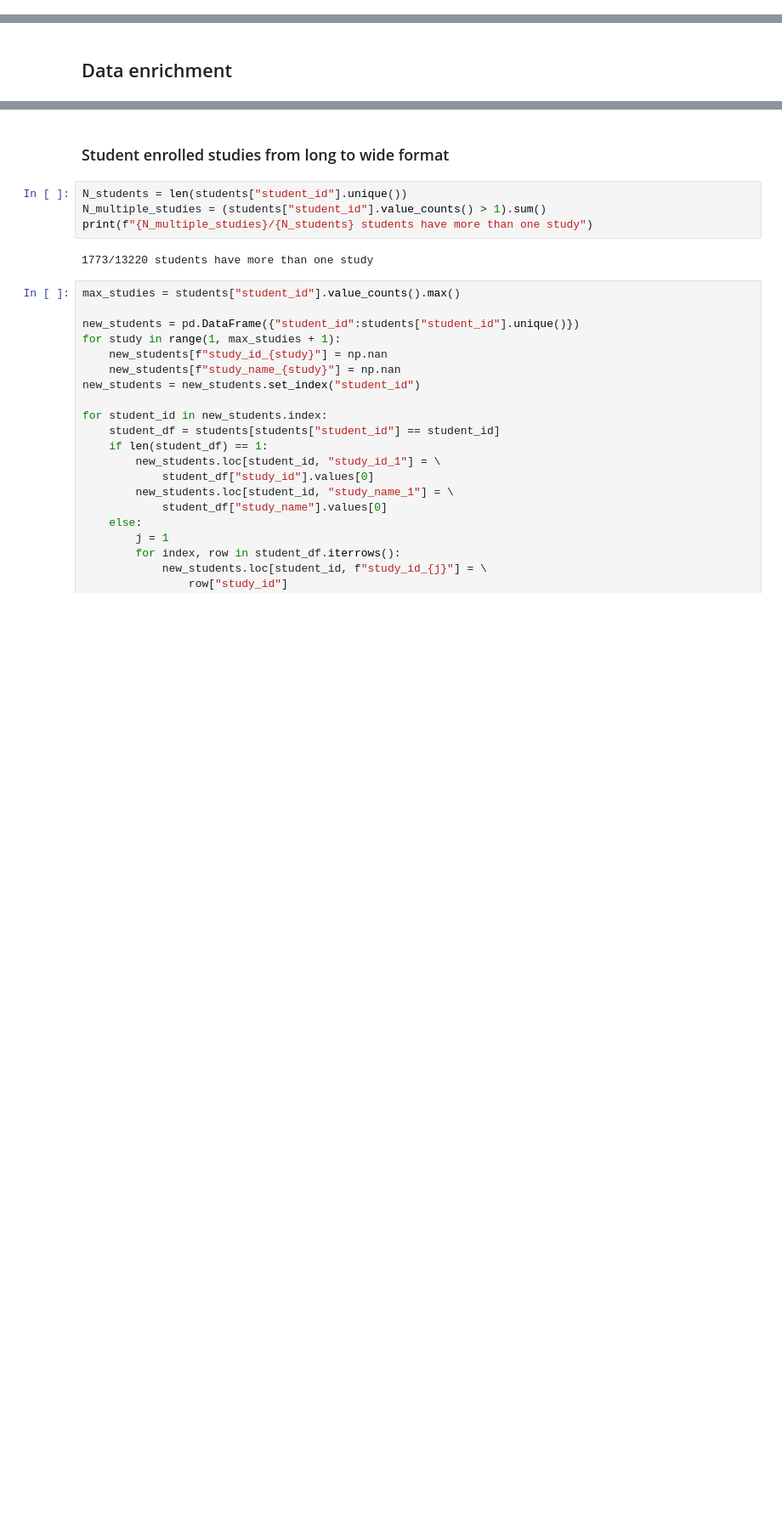
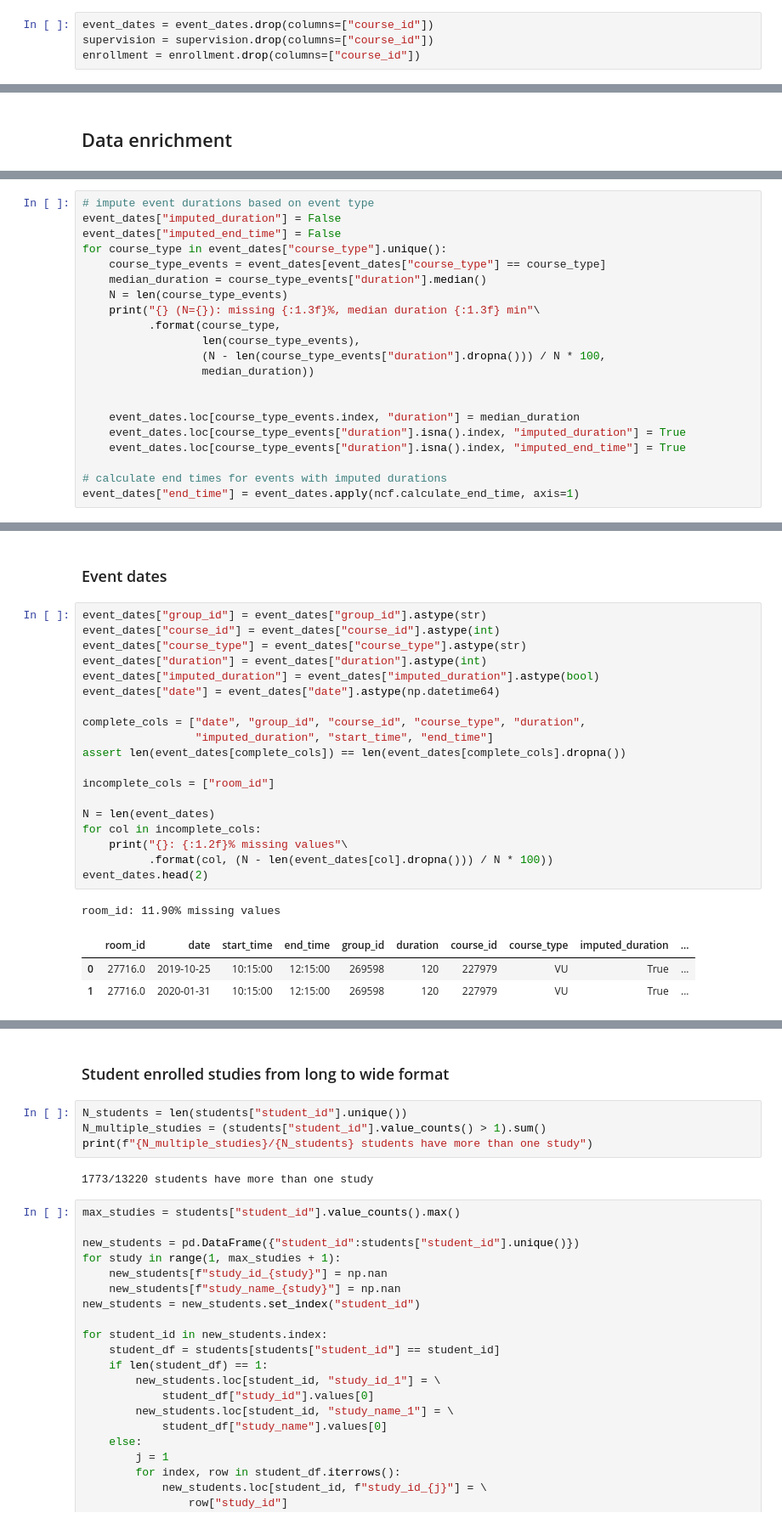
Before and after one commit to JanaLasser/uni_SEIRX, a Jupyter notebook: code/network/clean_data.ipynb, the cells around one changed output, grey strips where cells are left out. Shown: that part at 85% size. Saved outputs shown, nothing was run; the diff lists cells and outputs as text; blank space fills up the shorter version.

```diff
--- a/code/network/clean_data.ipynb
+++ b/code/network/clean_data.ipynb
@@ -283,0 +532,4 @@ No term & study information for 139 students
+# %%
+event_dates = event_dates.drop(columns=["course_id"])
+supervision = supervision.drop(columns=["course_id"])
+enrollment = enrollment.drop(columns=["course_id"])
@@ -498,0 +754,21 @@ pd.DataFrame({"unknown_labels":list(unknown_labels)}).to_csv("unknown_labels.csv
+# %%
+# impute event durations based on event type
+event_dates["imputed_duration"] = False
+event_dates["imputed_end_time"] = False
+for course_type in event_dates["course_type"].unique():
+    course_type_events = event_dates[event_dates["course_type"] == course_type]
+    median_duration = course_type_events["duration"].median()
+    N = len(course_type_events)
+    print("{} (N={}): missing {:1.3f}%, median duration {:1.3f} min"\
+          .format(course_type,
+                  len(course_type_events),
+                  (N - len(course_type_events["duration"].dropna())) / N * 100,
+                  median_duration))
+
+
+    event_dates.loc[course_type_events.index, "duration"] = median_duration
+    event_dates.loc[course_type_events["duration"].isna().index, "imputed_duration"] = True
+    event_dates.loc[course_type_events["duration"].isna().index, "imputed_end_time"] = True
+
+# calculate end times for events with imputed durations
+event_dates["end_time"] = event_dates.apply(ncf.calculate_end_time, axis=1)
@@ -498,0 +887,26 @@ pd.DataFrame({"unknown_labels":list(unknown_labels)}).to_csv("unknown_labels.csv
+# %% [markdown]
+### Event dates
+# %%
+event_dates["group_id"] = event_dates["group_id"].astype(str)
+event_dates["course_id"] = event_dates["course_id"].astype(int)
+event_dates["course_type"] = event_dates["course_type"].astype(str)
+event_dates["duration"] = event_dates["duration"].astype(int)
+event_dates["imputed_duration"] = event_dates["imputed_duration"].astype(bool)
+event_dates["date"] = event_dates["date"].astype(np.datetime64)
+
+complete_cols = ["date", "group_id", "course_id", "course_type", "duration",
+                 "imputed_duration", "start_time", "end_time"]
+assert len(event_dates[complete_cols]) == len(event_dates[complete_cols].dropna())
+
+incomplete_cols = ["room_id"]
+
+N = len(event_dates)
+for col in incomplete_cols:
+    print("{}: {:1.2f}% missing values"\
+          .format(col, (N - len(event_dates[col].dropna())) / N * 100))
+event_dates.head(2)
+# %% [output]
+room_id: 11.90% missing values
+|  | room_id | date | start_time | end_time | group_id | duration | course_id | course_type | imputed_duration | ... |
+| 0 | 27716.0 | 2019-10-25 | 10:15:00 | 12:15:00 | 269598 | 120 | 227979 | VU | True | ... |
+| 1 | 27716.0 | 2020-01-31 | 10:15:00 | 12:15:00 | 269598 | 120 | 227979 | VU | True | ... |
```
Also changed, not shown: parts of 216 cells of this notebook, 2 other files.
